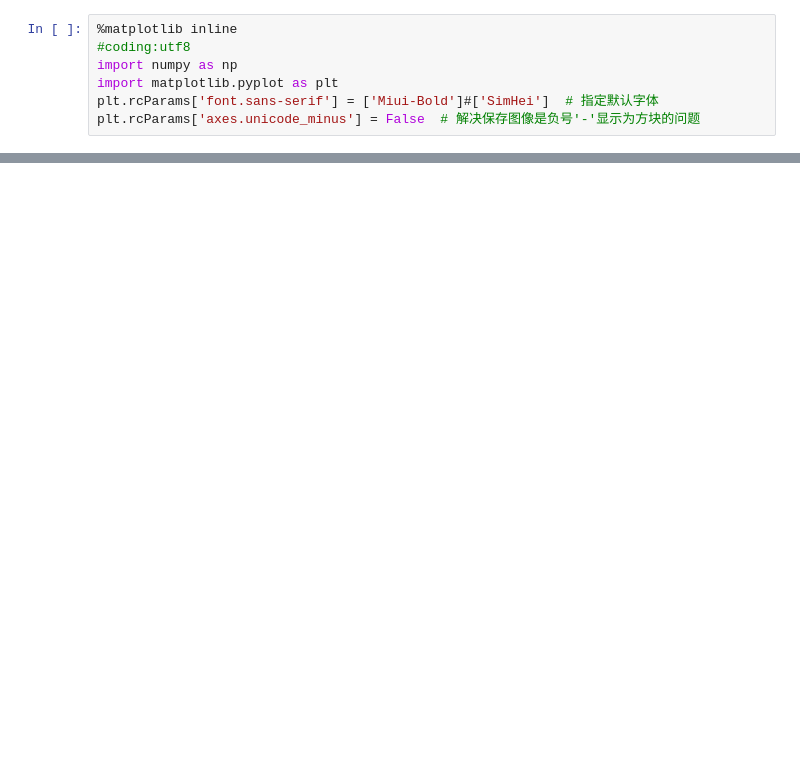
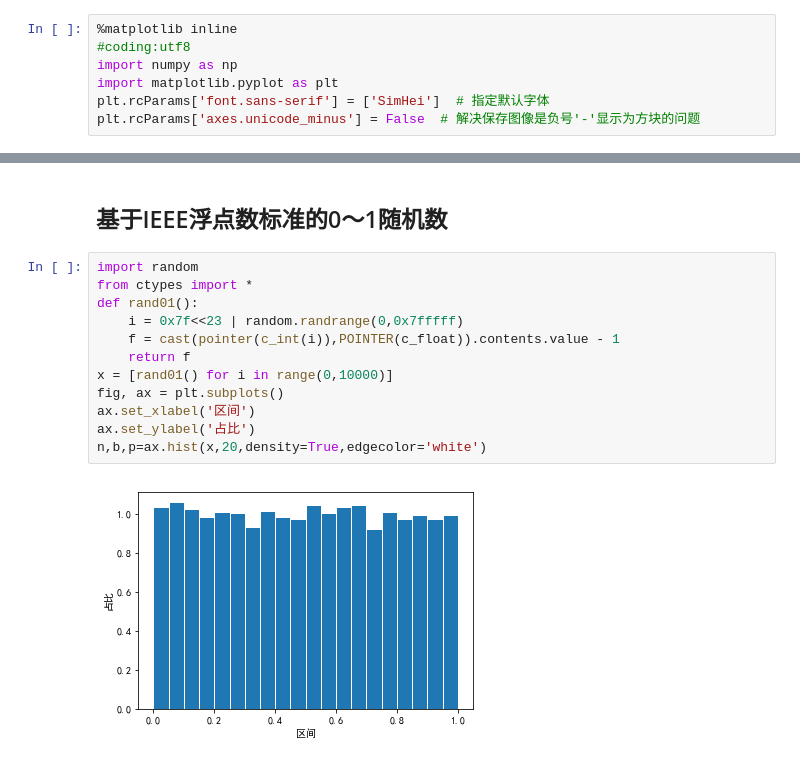
Before and after one commit to wachel/random, a Jupyter notebook: test.ipynb, the cells around one changed output, grey strips where cells are left out. Cells and saved outputs as stored; diff of their text form; blank space fills up the shorter version.

```diff
--- a/test.ipynb
+++ b/test.ipynb
@@ -3,5 +3,5 @@
 #coding:utf8
 import numpy as np
 import matplotlib.pyplot as plt
-plt.rcParams['font.sans-serif'] = ['Miui-Bold']#['SimHei']  # 指定默认字体
+plt.rcParams['font.sans-serif'] = ['SimHei']  # 指定默认字体
 plt.rcParams['axes.unicode_minus'] = False  # 解决保存图像是负号'-'显示为方块的问题
@@ -85,0 +57,16 @@ for i in range (20):
+# %% [markdown]
+## 基于IEEE浮点数标准的0～1随机数
+# %%
+import random
+from ctypes import *
+def rand01():
+    i = 0x7f<<23 | random.randrange(0,0x7fffff)
+    f = cast(pointer(c_int(i)),POINTER(c_float)).contents.value - 1
+    return f
+x = [rand01() for i in range(0,10000)]
+fig, ax = plt.subplots()
+ax.set_xlabel('区间')
+ax.set_ylabel('占比')
+n,b,p=ax.hist(x,20,density=True,edgecolor='white')
+# %% [output]
+[figure, added]
```
Also changed, not shown: parts of 11 cells of this notebook.
